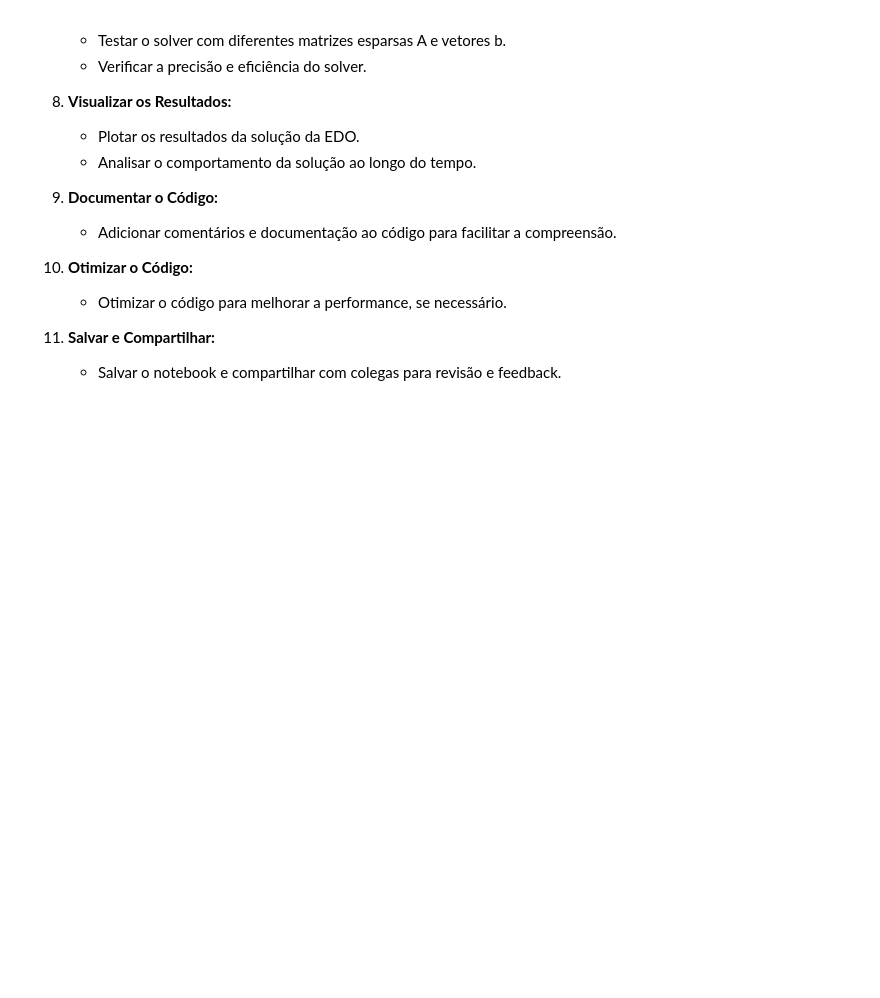
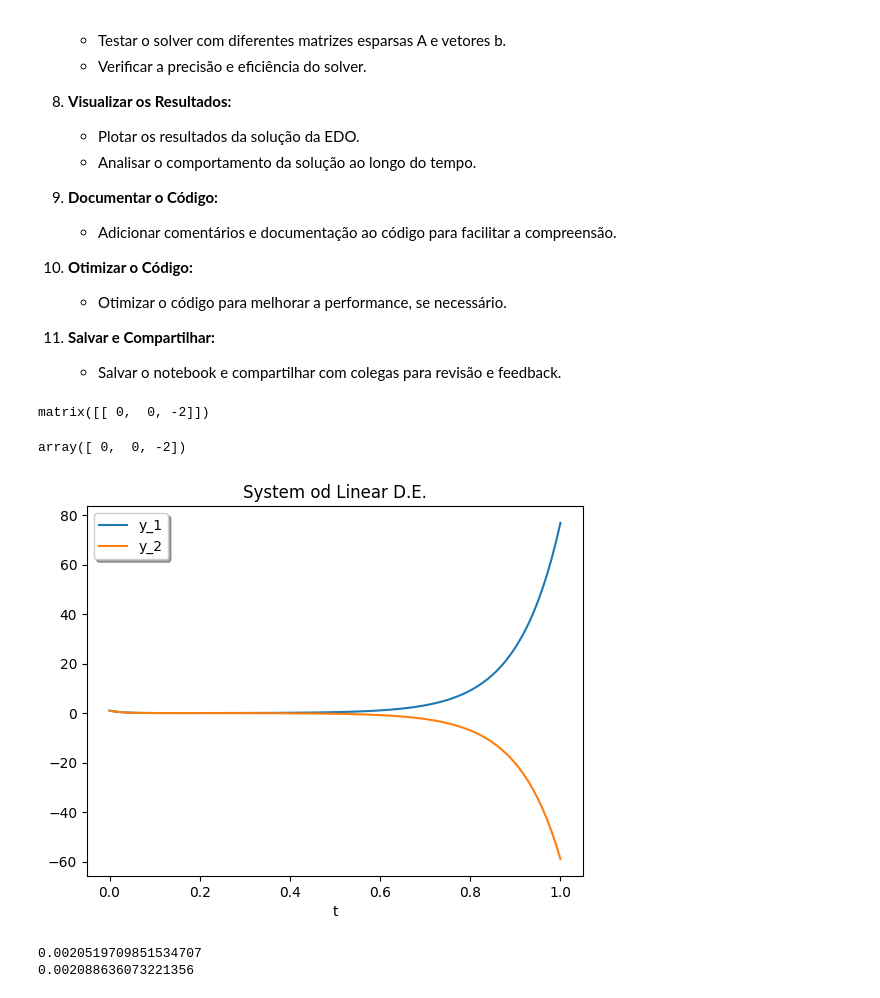
Before and after one commit to GubioGL/Q-BASIC, a Jupyter notebook: Tutorial_simulador/Aula_11_matrizEsparsa.ipynb, the cells around one changed output. Saved outputs shown, nothing was run; the diff lists cells and outputs as text; code cells hidden in the pictures; blank space fills up the shorter version.

```diff
--- a/Tutorial_simulador/Aula_11_matrizEsparsa.ipynb
+++ b/Tutorial_simulador/Aula_11_matrizEsparsa.ipynb
@@ -786,0 +807,64 @@ ObjQuantico: dim =3 , shape = (3, 1)
+# %%
+np.dot(A_sparse.todense(),y0)
+# %% [output]
+matrix([[ 0,  0, -2]])
+# %%
+A_sparse.dot(y0)
+# %% [output]
+array([ 0,  0, -2])
+# %%
+from scipy.integrate import solve_ivp
+from scipy.linalg import expm
+from scipy.sparse import csc_matrix
+
+def exact_solution(t, t0, y0, M, b):
+
+    delta_t = t - t0
+    exp_M_dt = expm(M * delta_t)  # Calcula e^(M * delta_t)
+    if np.linalg.det(M) != 0:  # Verifica se M é inversível
+        M_inv = np.linalg.inv(M)
+        correction = M_inv @ (exp_M_dt - np.eye(M.shape[0])) @ b
+    else:
+        # Caso M não seja inversível, apenas considera o termo homogêneo
+        correction = np.zeros_like(y0)
+    return exp_M_dt @ y0 + correction
+# %%
+np.random.seed(42)
+# Parâmetros do problema
+M  = -30*np.random.random((2,2))  # Matriz 2x2 de exemplo
+b  = np.array([0, 0])           # Vetor constante de exemplo
+y0 = np.array([1, 1])          # Condição inicial
+t0, tf = 0, 1                 # Intervalo de tempo
+
+M  = csc_matrix(M)  # Representação esparsa
+
+# Função para o sistema dY/dx = A Y
+def sistema(t, y):
+    return M @ y  # Produto matriz-vetor otimizado
+
+# Resolver usando solve_ivp com método para sistemas rígidos (BDF)
+solution = solve_ivp(
+    sistema, (t0, tf), y0,
+    method ='RK45',
+    t_eval = np.linspace(t0, tf, 101))
+
+plt.plot(solution.t,solution.y[0])
+plt.plot(solution.t,solution.y[1])
+plt.xlabel('t')
+plt.legend(['y_1', 'y_2'], shadow=True)
+plt.title('System od Linear D.E.')
+plt.show()
+
+# Solução exata
+y_exact_all = np.array([exact_solution(t, t0, y0, M.todense(), b) for t in solution.t])
+
+# Erro absoluto
+erro_absoluto = np.mean(np.abs(solution.y[0]-y_exact_all[:,0,0]))
+print(erro_absoluto)
+
+erro_absoluto = np.mean(np.abs(solution.y[1]- y_exact_all[:,0,1]))
+print(erro_absoluto)
+# %% [output]
+[figure, added]
+0.0020519709851534707
+0.002088636073221356
```
Also changed, not shown: parts of 1 cell of this notebook, 2 other files.
